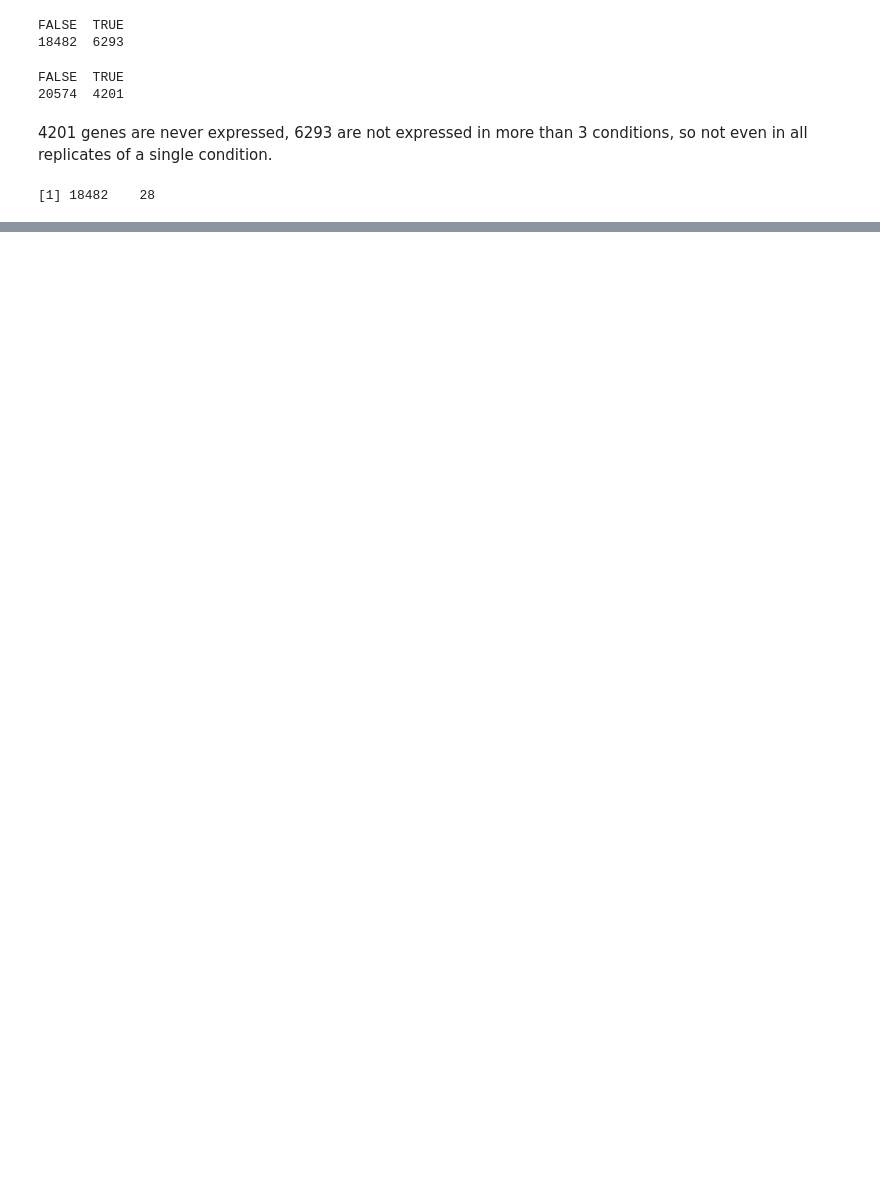
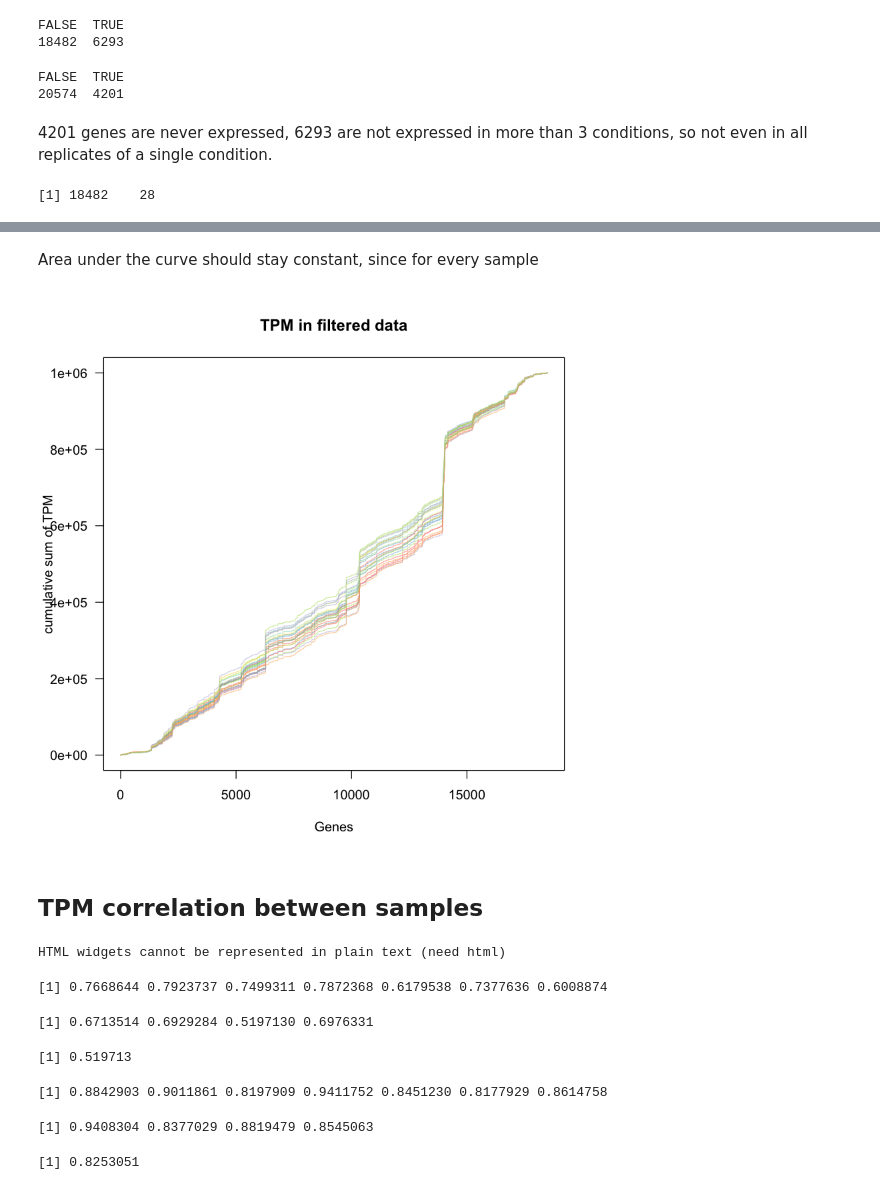
Before and after one commit to lvulliard/Brunner2019, a Jupyter notebook: RNA-DiffEq.ipynb, the cells around one changed output, grey strips where cells are left out. Drawn from its saved outputs; the diff is of its cells as text; code cells hidden in the pictures; blank space fills up the shorter version.

```diff
--- a/RNA-DiffEq.ipynb
+++ b/RNA-DiffEq.ipynb
@@ -255,0 +277,50 @@ legend("topright", rownames(dgeData$samples)[1:7], text.col=col, bty="n")
+# %% [markdown]
+Area under the curve should stay constant, since for every sample
+# %%
+plot(cumsum(dgeDataExpressed[,1]), col=alpha(col[1], 0.5), lwd=1, ylim=c(0,1000000), las=1,
+     main="", xlab="", ylab = "", type = "l")
+title(main="TPM in filtered data", xlab="Genes", ylab ="cumulative sum of TPM")
+for (i in 2:nsamples){
+   den <- cumsum(dgeDataExpressed[,i])
+   lines(den, col=alpha(col[i], 0.5), lwd=1)
+}
+#legend("topright", rownames(dgeData$samples)[1:7], text.col=col, bty="n")
+# %% [output]
+[figure, added]
+# %% [markdown]
+## TPM correlation between samples
+# %%
+library(d3heatmap)
+d3heatmap(cor(dgeDataExpressed), theme = "dark")
+# %% [output]
+HTML widgets cannot be represented in plain text (need html)
+# %%
+# Minimal correlation between replicates for each condition
+sapply(1:7, function(x) min(cor(dgeDataExpressed[,x+0:3*7])))
+# %% [output]
+[1] 0.7668644 0.7923737 0.7499311 0.7872368 0.6179538 0.7377636 0.6008874
+# %%
+# Minimal correlation between conditions for each replicate
+sapply(1:4, function(x) min(cor(dgeDataExpressed[,7*(x-1) + 1:7])))
+# %% [output]
+[1] 0.6713514 0.6929284 0.5197130 0.6976331
+# %%
+# Minimal overall correlation
+min(cor(dgeDataExpressed))
+# %% [output]
+[1] 0.519713
+# %%
+# Median correlation between replicates for each condition
+sapply(1:7, function(x) median(cor(dgeDataExpressed[,x+0:3*7])))
+# %% [output]
+[1] 0.8842903 0.9011861 0.8197909 0.9411752 0.8451230 0.8177929 0.8614758
+# %%
+# Median correlation between conditions for each replicate
+sapply(1:4, function(x) median(cor(dgeDataExpressed[,7*(x-1) + 1:7])))
+# %% [output]
+[1] 0.9408304 0.8377029 0.8819479 0.8545063
+# %%
+# Median overall correlation
+median(cor(dgeDataExpressed))
+# %% [output]
+[1] 0.8253051
```
Also changed, not shown: parts of 11 cells of this notebook.
